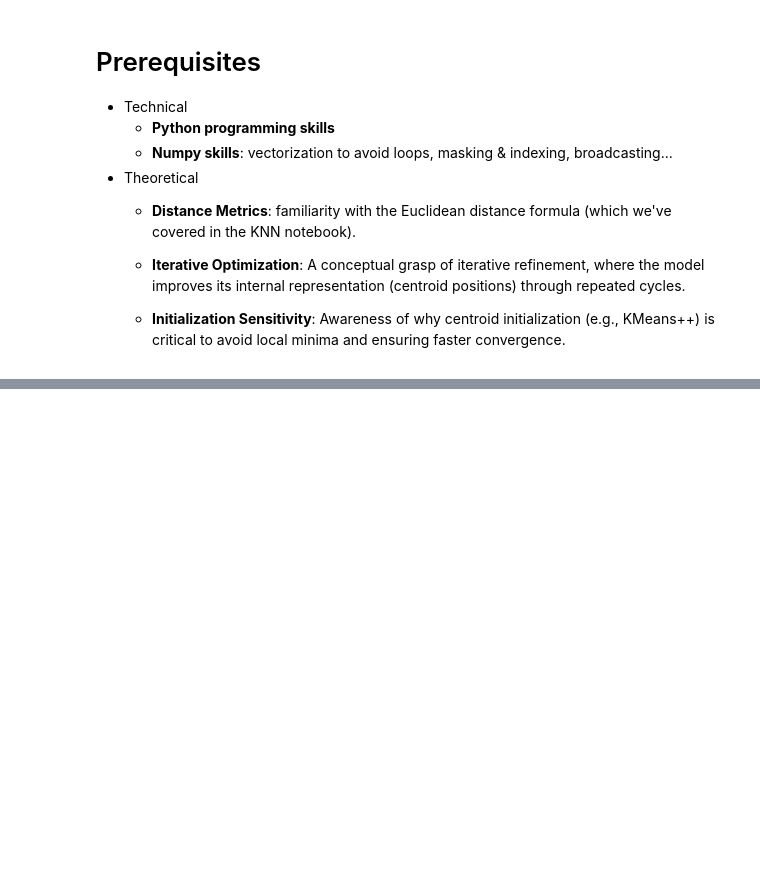
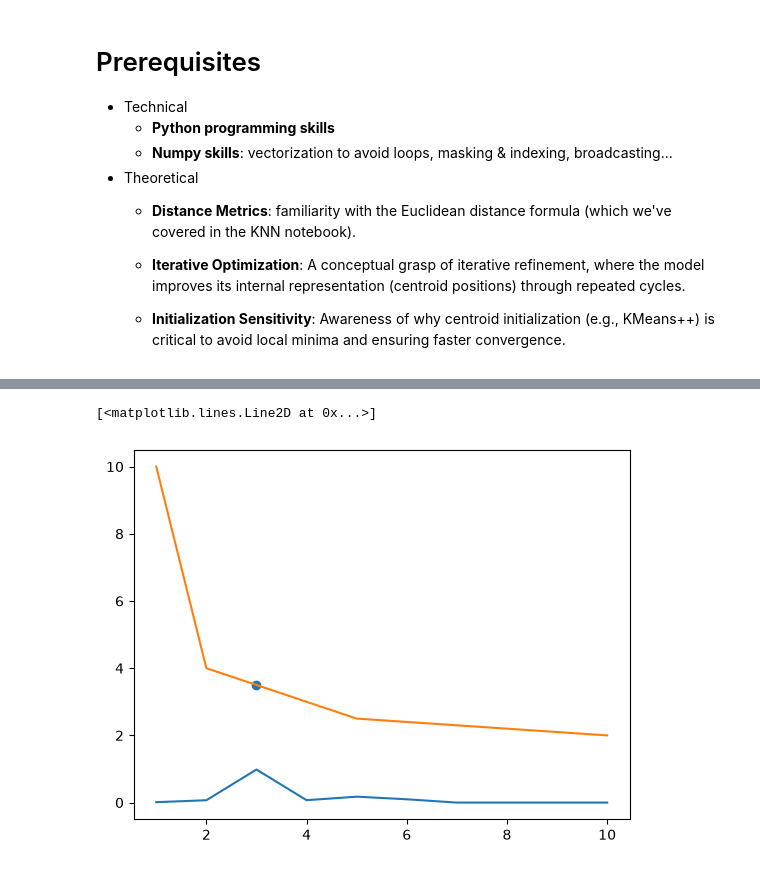
Before and after one commit to abouzkra/ML-from-Scratch, a Jupyter notebook: notebooks/03_clustering/01_K-Means.ipynb, the cells around one changed output, grey strips where cells are left out. Saved outputs shown, nothing was run; the diff lists cells and outputs as text; code cells hidden in the pictures; blank space fills up the shorter version.

```diff
--- a/notebooks/03_clustering/01_K-Means.ipynb
+++ b/notebooks/03_clustering/01_K-Means.ipynb
@@ -38,0 +189,20 @@ plt.scatter(model.centroids[:, 0], model.centroids[:, 1], color='red')
+# %%
+import numpy as np
+
+
+x = np.array([1, 2, 3, 4, 5, 6, 7, 8, 9, 10])
+y = np.array([10, 4, 3.5, 3, 2.5, 2.4, 2.3, 2.2, 2.1, 2])
+
+dy_dx = np.gradient(y, x)
+d2y_dx2 = np.gradient(dy_dx, x)
+curvature = np.abs(d2y_dx2) / (1 + dy_dx**2)**(1.5)
+
+elbow_index = np.argmax(curvature)
+
+plt.scatter(x[elbow_index], y[elbow_index])
+
+plt.plot(x, curvature)
+plt.plot(x, y)
+# %% [output]
+[<matplotlib.lines.Line2D at 0x...>]
+[figure, added]
```
Also changed, not shown: parts of 4 cells of this notebook, 1 other file.
